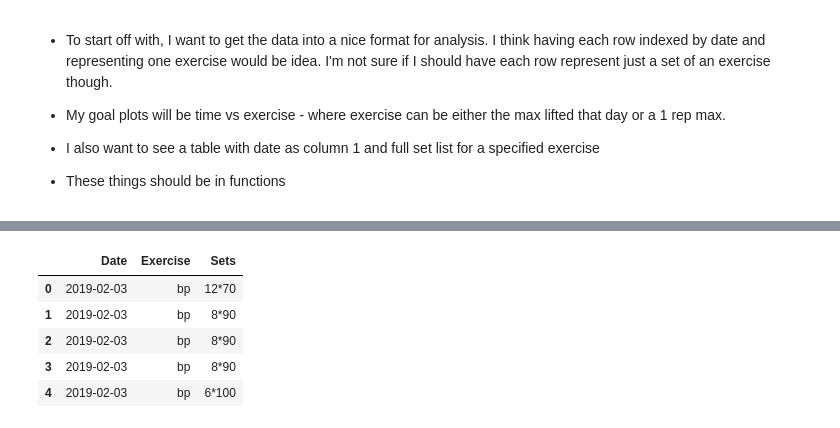
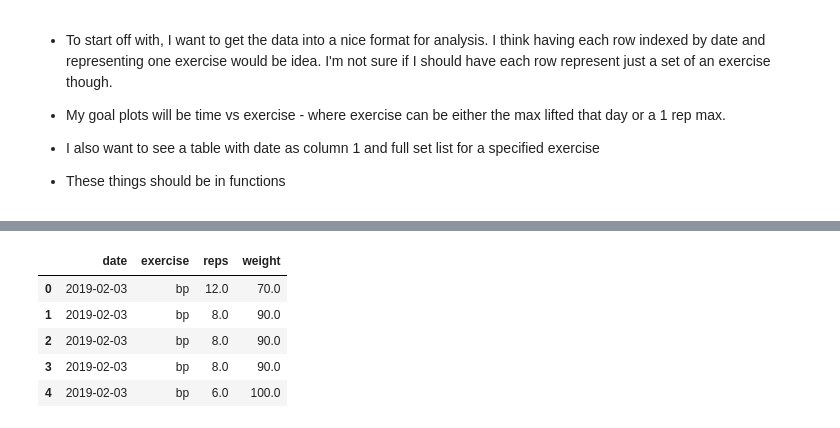
Before and after one commit to coup321/workout_tracker, a Jupyter notebook: notebooks/Workout Analysis.ipynb, the cells around one changed output, grey strips where cells are left out. Drawn from its saved outputs; the diff is of its cells as text; code cells hidden in the pictures.

```diff
--- a/notebooks/Workout Analysis.ipynb
+++ b/notebooks/Workout Analysis.ipynb
@@ -107,25 +112,27 @@ df['Exercise'] = df.Exercise.str.lower().str.strip()
 # %%
 #list of acceptable naming of exercises
 exercises = {
-    'chest': ['bench press','bp','dumbell incline press','db incline press',
-             'barbell incline press','bb incline press','machine fly'],
+    'chest': ['bench press','bp','dumbbell incline press','db incline press',
+             'barbell incline press','bb incline press','machine fly',
+             'dumbbell bench press', 'dumbell bp', 'db bp'],
 
     'tricep': ['cable pullover','cable pushdown','close grip bench press',
               'close grip bp','barbell reverse tricep extension',
-              'barbell reverse tricep ext'],
+              'barbell reverse tricep ext', 'single arm cable extension', 'dips'],
 
     'back': ['cable row','lat pulldown','dumbbell row','db row','smith bent row'],
 
-    'bicep': ['barbell curl','bb curl','cable curl','dumbell curl','db curl'],
+    'bicep': ['barbell curl','bb curl','cable curl','dumbbell curl',
+              'db curl', 'hammer curl'],
 
-    'shoulders': ['cable side raise',' standing dumbell shoulder press',
+    'shoulders': ['cable side raise','standing dumbbell shoulder press',
                  'standing db shoulder press','standing barbell shoulder press',
                   'standing bb shoulder press','sitting barbell shoulder press',
                   'sitting bb shoulder press','sitting dumbbell shoulder press',
                   'sitting dumbell shoulder press','smith seated press'],
 
-    'legs':['deadlift','squat','leg ext','leg extension','leg curl',
-           'smith deadlift','smith dl','smith squat']
+    'legs':['deadlift','dl','squat','leg ext','leg extension','leg curl',
+           'smith deadlift','smith dl','smith squat', 'bulgarian split squat']
 }
 # %%
 def check_names(df):
@@ -139,12 +146,12 @@ def check_names(df):
 
     all_exercises = sum(exercises.values(), [])
     check = df.Exercise.str.lower().isin(all_exercises)
-    if len(check == False) > 0:
+    if len(check[check == False]) > 0:
         print("Please check naming at indeces: \n")
         print(df[check == False].Exercise)
         print('\n')
     else:
-        print('Data all good')
+        print('Name formatting is all good')
     return check
 
 def check_sets(df):
@@ -157,10 +164,9 @@ def check_sets(df):
     r = re.compile(r'(\d+\*\d+\.\d+,|\d+\*\d+,)*(\d+\*\d+\.\d+|\d+\*\d+)')
     s = df.Sets.astype(str)
     m = s.apply(lambda x: len(r.findall(x)) == 1)
-    if len(m == False) > 0:
+    if len(m[m == False]) > 0:
         print('Please check set formatting at the following indices:\n')
         print(df[m == False].Sets)
     else:
         print('Set formatting all good')
     return m
-check_sets(df)
@@ -205,6 +191,11 @@ def transform(df):
          .reset_index(-1, drop=True)
          .reset_index()
          )
+    sp = df.Sets.str.split('*',expand=True)
+    df['reps'] = pd.to_numeric(sp[0])
+    df['weight'] = pd.to_numeric(sp[1].astype(float))
+    df.drop('Sets', axis=1, inplace=True)
+    df.columns = ['date','exercise','reps','weight']
     return df
 # %%
 cleaned_df = transform(df)
@@ -231,9 +233,9 @@ def plot_muscle_group(name):
 # %%
-cleaned_df.head(5)
+cleaned_df.head()
 # %% [output]
-|  | Date | Exercise | Sets |
-| 0 | 2019-02-03 | bp | 12*70 |
-| 1 | 2019-02-03 | bp | 8*90 |
-| 2 | 2019-02-03 | bp | 8*90 |
-| 3 | 2019-02-03 | bp | 8*90 |
-| 4 | 2019-02-03 | bp | 6*100 |
+|  | date | exercise | reps | weight |
+| 0 | 2019-02-03 | bp | 12.0 | 70.0 |
+| 1 | 2019-02-03 | bp | 8.0 | 90.0 |
+| 2 | 2019-02-03 | bp | 8.0 | 90.0 |
+| 3 | 2019-02-03 | bp | 8.0 | 90.0 |
+| 4 | 2019-02-03 | bp | 6.0 | 100.0 |
```
Also changed, not shown: parts of 12 cells of this notebook.
